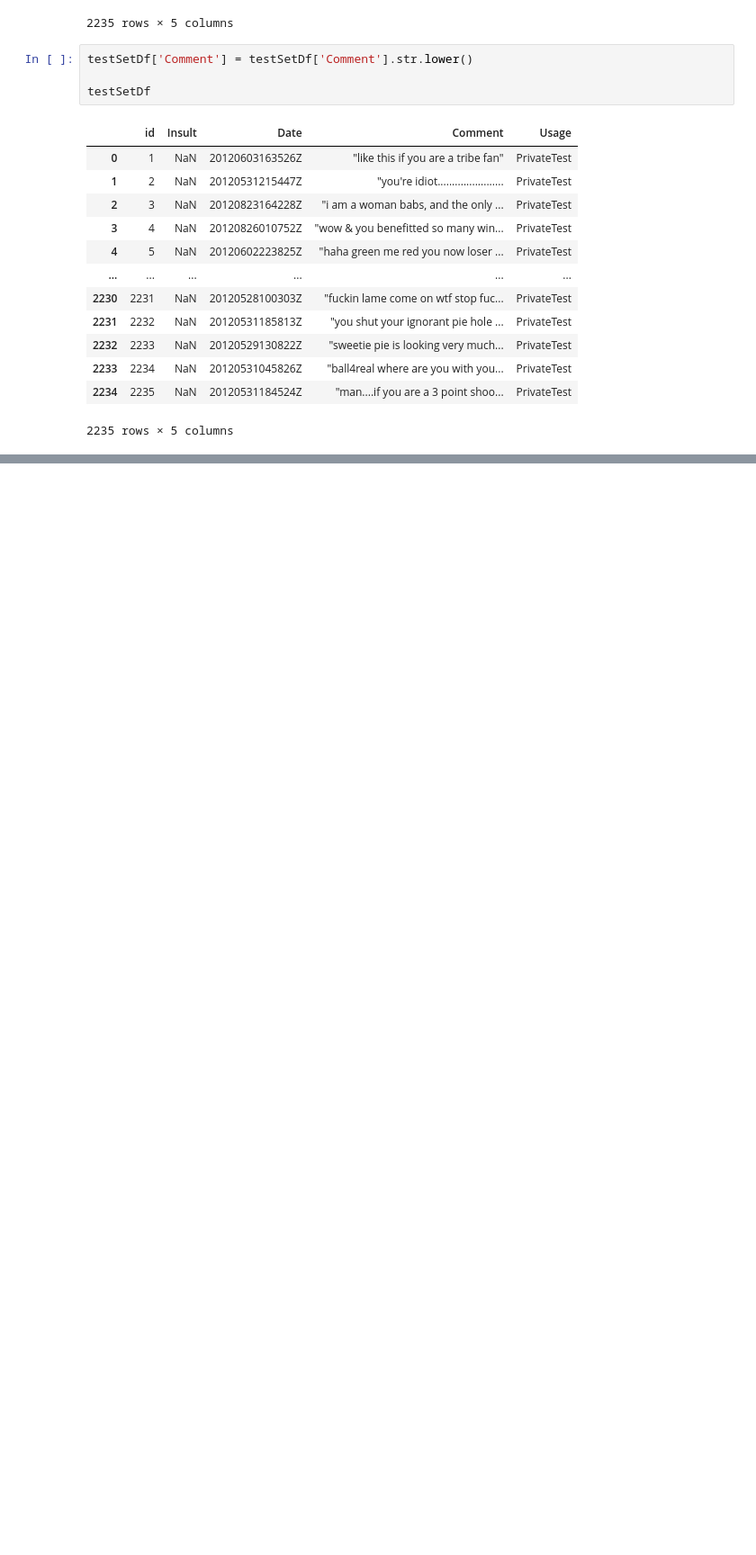
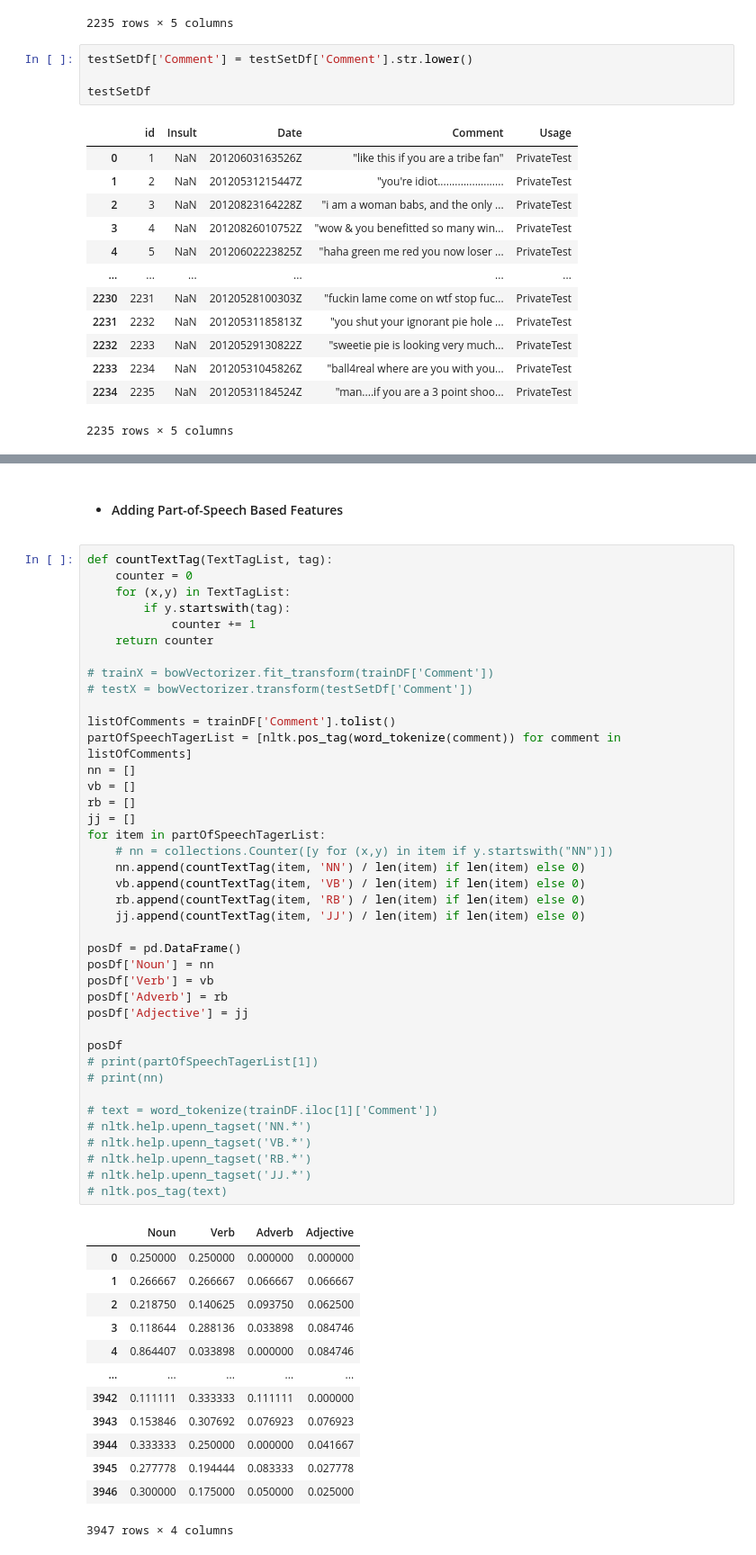
Before and after one commit to giorgosma/DataMiningProj3_2020, a Jupyter notebook: sdi1500089.ipynb, the cells around one changed output, grey strips where cells are left out. Shown at 90% size. Drawn from its saved outputs; the diff is of its cells as text; blank space fills up the shorter version.

```diff
--- a/sdi1500089.ipynb
+++ b/sdi1500089.ipynb
@@ -252,0 +442,56 @@ testSetDf
+# %% [markdown]
+- #### Adding Part-of-Speech Based Features
+# %%
+def countTextTag(TextTagList, tag):
+    counter = 0
+    for (x,y) in TextTagList:
+        if y.startswith(tag):
+            counter += 1
+    return counter
+
+# trainX = bowVectorizer.fit_transform(trainDF['Comment'])
+# testX = bowVectorizer.transform(testSetDf['Comment'])
+
+listOfComments = trainDF['Comment'].tolist()
+partOfSpeechTagerList = [nltk.pos_tag(word_tokenize(comment)) for comment in listOfComments]
+nn = []
+vb = []
+rb = []
+jj = []
+for item in partOfSpeechTagerList:
+    # nn = collections.Counter([y for (x,y) in item if y.startswith("NN")])
+    nn.append(countTextTag(item, 'NN') / len(item) if len(item) else 0)
+    vb.append(countTextTag(item, 'VB') / len(item) if len(item) else 0)
+    rb.append(countTextTag(item, 'RB') / len(item) if len(item) else 0)
+    jj.append(countTextTag(item, 'JJ') / len(item) if len(item) else 0)
+
+posDf = pd.DataFrame()
+posDf['Noun'] = nn
+posDf['Verb'] = vb
+posDf['Adverb'] = rb
+posDf['Adjective'] = jj
+
+posDf
+# print(partOfSpeechTagerList[1])
+# print(nn)
+
+# text = word_tokenize(trainDF.iloc[1]['Comment'])
+# nltk.help.upenn_tagset('NN.*')
+# nltk.help.upenn_tagset('VB.*')
+# nltk.help.upenn_tagset('RB.*')
+# nltk.help.upenn_tagset('JJ.*')
+# nltk.pos_tag(text)
+# %% [output]
+|  | Noun | Verb | Adverb | Adjective |
+| 0 | 0.250000 | 0.250000 | 0.000000 | 0.000000 |
+| 1 | 0.266667 | 0.266667 | 0.066667 | 0.066667 |
+| 2 | 0.218750 | 0.140625 | 0.093750 | 0.062500 |
+| 3 | 0.118644 | 0.288136 | 0.033898 | 0.084746 |
+| 4 | 0.864407 | 0.033898 | 0.000000 | 0.084746 |
+| ... | ... | ... | ... | ... |
+| 3942 | 0.111111 | 0.333333 | 0.111111 | 0.000000 |
+| 3943 | 0.153846 | 0.307692 | 0.076923 | 0.076923 |
+| 3944 | 0.333333 | 0.250000 | 0.000000 | 0.041667 |
+| 3945 | 0.277778 | 0.194444 | 0.083333 | 0.027778 |
+| 3946 | 0.300000 | 0.175000 | 0.050000 | 0.025000 |
+3947 rows × 4 columns
```
Also changed, not shown: parts of 43 cells of this notebook, 1 other file.
